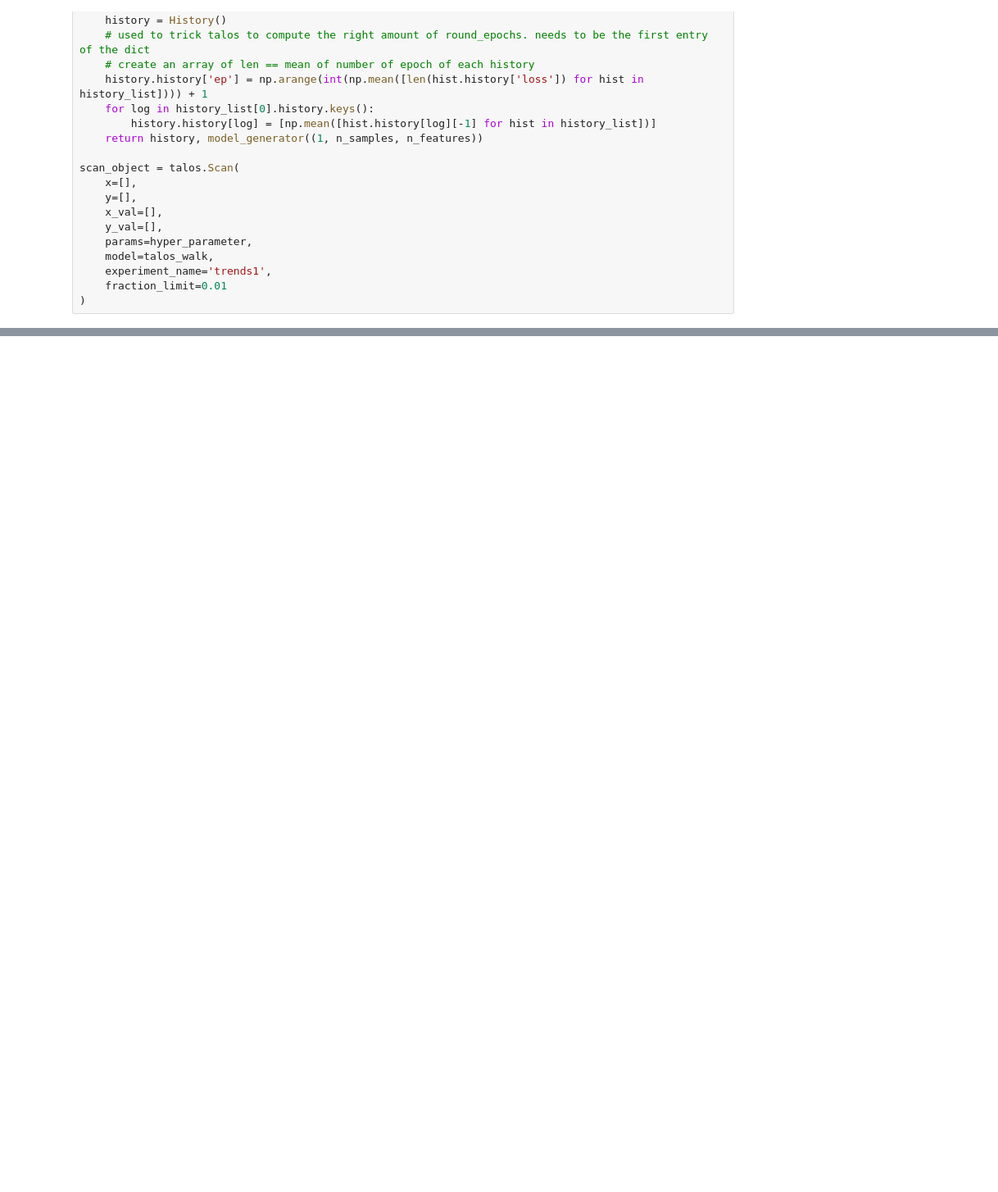
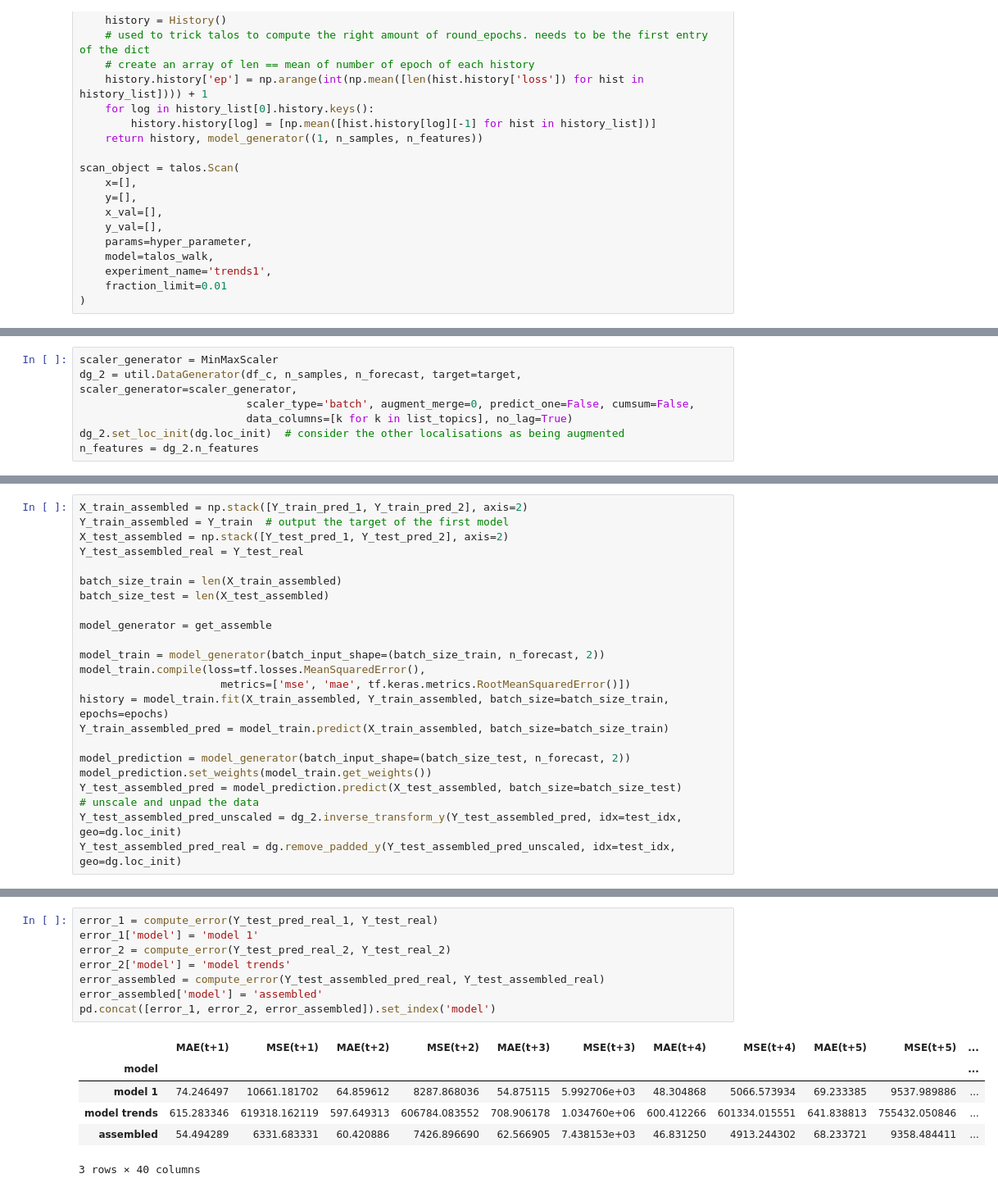
Before and after one commit to gerardmargaux/CovidThesis, a Jupyter notebook: src/LSTM-GPU.ipynb, the cells around one changed output, grey strips where cells are left out. Shown: that part at 82% size. Cells and saved outputs as stored; diff of their text form; blank space fills up the shorter version.

```diff
--- a/src/LSTM-GPU.ipynb
+++ b/src/LSTM-GPU.ipynb
@@ -871,0 +903,7 @@ Index(['lr', 'test_mae(t+4)', 'test_mae(t+9)', 'test_mse(t+13)',
+# %%
+scaler_generator = MinMaxScaler
+dg_2 = util.DataGenerator(df_c, n_samples, n_forecast, target=target, scaler_generator=scaler_generator,
+                          scaler_type='batch', augment_merge=0, predict_one=False, cumsum=False,
+                          data_columns=[k for k in list_topics], no_lag=True)
+dg_2.set_loc_init(dg.loc_init)  # consider the other localisations as being augmented
+n_features = dg_2.n_features
@@ -871,0 +1013,23 @@ Index(['lr', 'test_mae(t+4)', 'test_mae(t+9)', 'test_mse(t+13)',
+# %%
+X_train_assembled = np.stack([Y_train_pred_1, Y_train_pred_2], axis=2)
+Y_train_assembled = Y_train  # output the target of the first model
+X_test_assembled = np.stack([Y_test_pred_1, Y_test_pred_2], axis=2)
+Y_test_assembled_real = Y_test_real
+
+batch_size_train = len(X_train_assembled)
+batch_size_test = len(X_test_assembled)
+
+model_generator = get_assemble
+
+model_train = model_generator(batch_input_shape=(batch_size_train, n_forecast, 2))
+model_train.compile(loss=tf.losses.MeanSquaredError(),
+                      metrics=['mse', 'mae', tf.keras.metrics.RootMeanSquaredError()])
+history = model_train.fit(X_train_assembled, Y_train_assembled, batch_size=batch_size_train, epochs=epochs)
+Y_train_assembled_pred = model_train.predict(X_train_assembled, batch_size=batch_size_train)
+
+model_prediction = model_generator(batch_input_shape=(batch_size_test, n_forecast, 2))
+model_prediction.set_weights(model_train.get_weights())
+Y_test_assembled_pred = model_prediction.predict(X_test_assembled, batch_size=batch_size_test)
+# unscale and unpad the data
+Y_test_assembled_pred_unscaled = dg_2.inverse_transform_y(Y_test_assembled_pred, idx=test_idx, geo=dg.loc_init)
+Y_test_assembled_pred_real = dg.remove_padded_y(Y_test_assembled_pred_unscaled, idx=test_idx, geo=dg.loc_init)
@@ -871,0 +1079,15 @@ Index(['lr', 'test_mae(t+4)', 'test_mae(t+9)', 'test_mse(t+13)',
+# %%
+error_1 = compute_error(Y_test_pred_real_1, Y_test_real)
+error_1['model'] = 'model 1'
+error_2 = compute_error(Y_test_pred_real_2, Y_test_real_2)
+error_2['model'] = 'model trends'
+error_assembled = compute_error(Y_test_assembled_pred_real, Y_test_assembled_real)
+error_assembled['model'] = 'assembled'
+pd.concat([error_1, error_2, error_assembled]).set_index('model')
+# %% [output]
+|  | MAE(t+1) | MSE(t+1) | MAE(t+2) | MSE(t+2) | MAE(t+3) | MSE(t+3) | MAE(t+4) | MSE(t+4) | MAE(t+5) | MSE(t+5) | ... |
+| model |  |  |  |  |  |  |  |  |  |  | ... |
+| model 1 | 74.246497 | 10661.181702 | 64.859612 | 8287.868036 | 54.875115 | 5.992706e+03 | 48.304868 | 5066.573934 | 69.233385 | 9537.989886 | ... |
+| model trends | 615.283346 | 619318.162119 | 597.649313 | 606784.083552 | 708.906178 | 1.034760e+06 | 600.412266 | 601334.015551 | 641.838813 | 755432.050846 | ... |
+| assembled | 54.494289 | 6331.683331 | 60.420886 | 7426.896690 | 62.566905 | 7.438153e+03 | 46.831250 | 4913.244302 | 68.233721 | 9358.484411 | ... |
+3 rows × 40 columns
```
Also changed, not shown: parts of 23 cells of this notebook, 1 other file.
